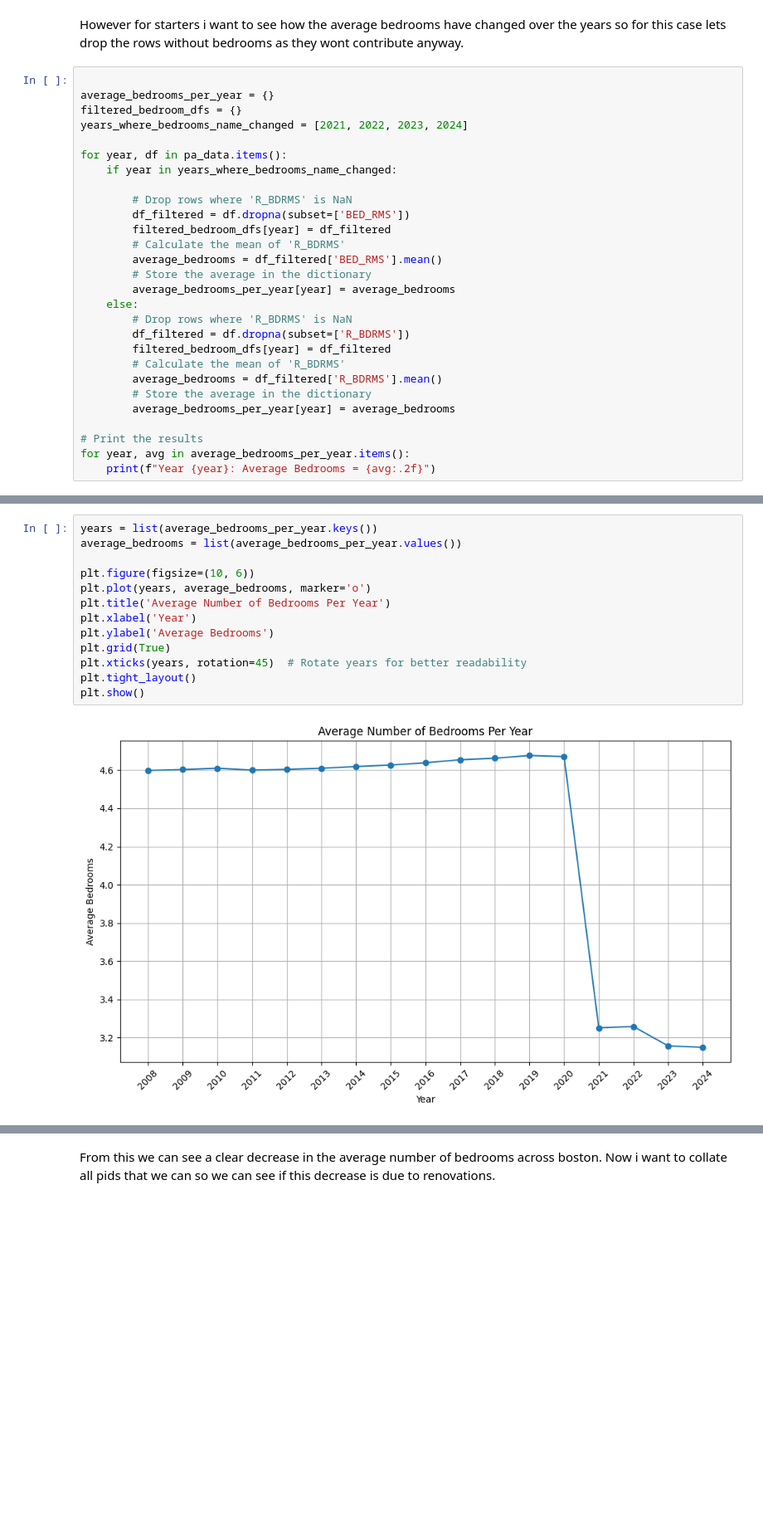
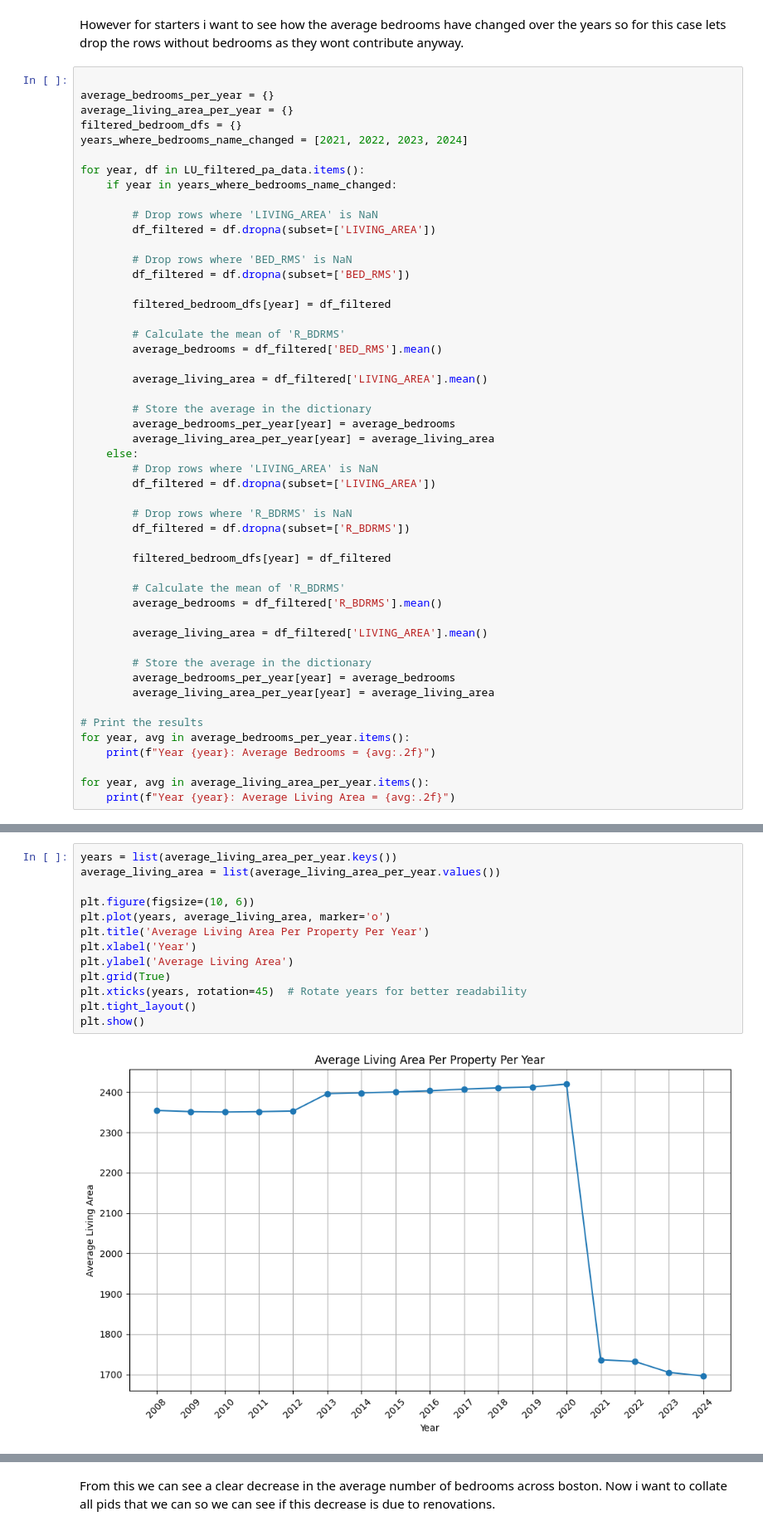
Before and after one commit to BU-Spark/ds-boston-remodeling, a Jupyter notebook: sp24-team-c/Mid Semester Insights Notebooks/Renovations&Bedrooms_Analysis.ipynb, the cells around one changed output, grey strips where cells are left out. Shown at 83% size. Cells and saved outputs as stored; diff of their text form; blank space fills up the shorter version.

Commit message:
Updated bedrooms analysis to include living rooms

```diff
--- a/sp24-team-c/Mid Semester Insights Notebooks/Renovations&Bedrooms_Analysis.ipynb
+++ b/sp24-team-c/Mid Semester Insights Notebooks/Renovations&Bedrooms_Analysis.ipynb
@@ -167,30 +170,52 @@ However for starters i want to see how the average bedrooms have changed over th
 # %%
 
 average_bedrooms_per_year = {}
+average_living_area_per_year = {}
 filtered_bedroom_dfs = {}
 years_where_bedrooms_name_changed = [2021, 2022, 2023, 2024]
 
-for year, df in pa_data.items():
+for year, df in LU_filtered_pa_data.items():
     if year in years_where_bedrooms_name_changed:
 
-        # Drop rows where 'R_BDRMS' is NaN
+        # Drop rows where 'LIVING_AREA' is NaN
+        df_filtered = df.dropna(subset=['LIVING_AREA'])
+
+        # Drop rows where 'BED_RMS' is NaN
         df_filtered = df.dropna(subset=['BED_RMS'])
+
         filtered_bedroom_dfs[year] = df_filtered
+
         # Calculate the mean of 'R_BDRMS'
         average_bedrooms = df_filtered['BED_RMS'].mean()
+
+        average_living_area = df_filtered['LIVING_AREA'].mean()
+
         # Store the average in the dictionary
         average_bedrooms_per_year[year] = average_bedrooms
+        average_living_area_per_year[year] = average_living_area
     else:
+        # Drop rows where 'LIVING_AREA' is NaN
+        df_filtered = df.dropna(subset=['LIVING_AREA'])
+
         # Drop rows where 'R_BDRMS' is NaN
         df_filtered = df.dropna(subset=['R_BDRMS'])
+
         filtered_bedroom_dfs[year] = df_filtered
+
         # Calculate the mean of 'R_BDRMS'
         average_bedrooms = df_filtered['R_BDRMS'].mean()
+
+        average_living_area = df_filtered['LIVING_AREA'].mean()
+
         # Store the average in the dictionary
         average_bedrooms_per_year[year] = average_bedrooms
+        average_living_area_per_year[year] = average_living_area
 
 # Print the results
 for year, avg in average_bedrooms_per_year.items():
     print(f"Year {year}: Average Bedrooms = {avg:.2f}")
+
+for year, avg in average_living_area_per_year.items():
+    print(f"Year {year}: Average Living Area = {avg:.2f}")
 # %% [output]
 Year 2008: Average Bedrooms = 4.60
@@ -253,15 +321,15 @@ filtered_bedroom_dfs[2022] = data_2022_filtered_no_zeroes
 # %%
-years = list(average_bedrooms_per_year.keys())
-average_bedrooms = list(average_bedrooms_per_year.values())
+years = list(average_living_area_per_year.keys())
+average_living_area = list(average_living_area_per_year.values())
 
 plt.figure(figsize=(10, 6))
-plt.plot(years, average_bedrooms, marker='o')
-plt.title('Average Number of Bedrooms Per Year')
+plt.plot(years, average_living_area, marker='o')
+plt.title('Average Living Area Per Property Per Year')
 plt.xlabel('Year')
-plt.ylabel('Average Bedrooms')
+plt.ylabel('Average Living Area')
 plt.grid(True)
 plt.xticks(years, rotation=45)  # Rotate years for better readability
 plt.tight_layout()
 plt.show()
 # %% [output]
-[figure, old version]
+[figure, new version]
```
Also changed, not shown: parts of 20 cells of this notebook.
